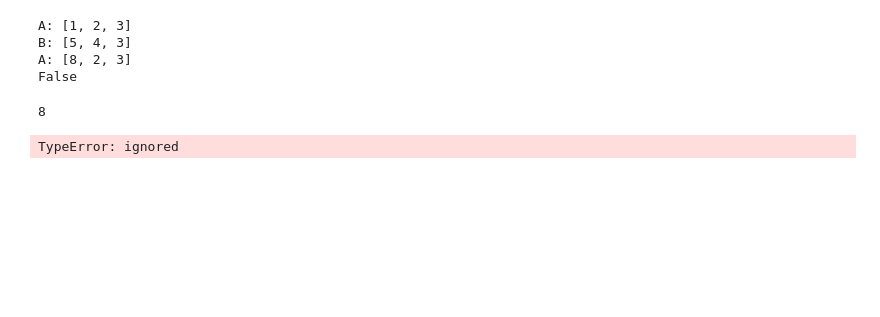
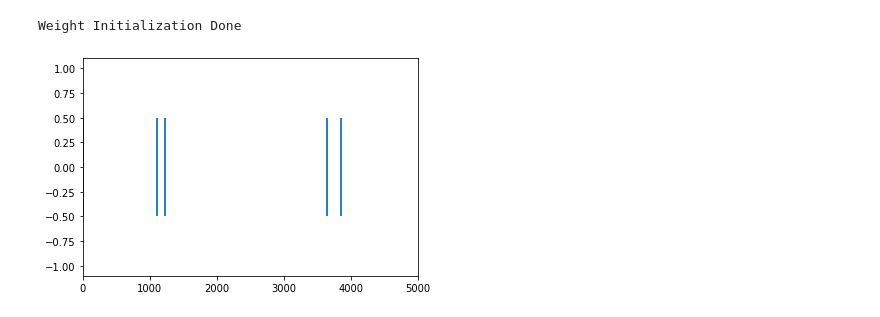
Before and after one commit to divyanshgupt/Unreliable-Transmission, a Jupyter notebook: Superspike_Multilayer_Network.ipynb, the cells around one changed output. Saved outputs shown, nothing was run; the diff lists cells and outputs as text; code cells hidden in the pictures; blank space fills up the shorter version.

```diff
--- a/Superspike_Multilayer_Network.ipynb
+++ b/Superspike_Multilayer_Network.ipynb
@@ -146,8 +156,16 @@ def Poisson_trains(n, lam, timesteps, dt):
 # %%
 #@title Plotting Functions
 def plot_single_train(spike_train, nb_steps, timestep_size, idx=0):
-
+  """
+  Inputs:
+    spike_train:
+    nb_steps:
+    timestep_size
+  Returns:
+    Plots eventplot of spike positions.
+  """
   positions = np.arange(0, nb_steps)
+ # print(spike_train == 1)
   spike_positions = positions[spike_train == 1]
  # print(spike_positions)
   plt.eventplot(spike_positions, lineoffsets=idx)
@@ -231,35 +251,15 @@ input_trains = poisson_generator()
 # %%
 #@title Weight Initialization
 
+weight_scale = 100*(1 - 0)
 # Weights from Input Layer to Hidden Layer
 w1 = torch.empty((nb_inputs, nb_hidden), device=device, dtype=dtype)
-torch.nn.init.
+w1 = torch.nn.init.normal_(w1, mean=0.0, std=weight_scale/np.sqrt(nb_inputs))
 # Weights from Hidden Layer to Output Layer
-w2 = torch.empty((nb_hidden, nb_outputs), device=device, dtype=dtype))
-torch.nn.init.
+w2 = torch.empty((nb_hidden, nb_outputs), device=device, dtype=dtype)
+w2 = torch.nn.init.normal_(w2, mean=0.0, std=weight_scale/np.sqrt(nb_hidden))
 
 print("Weight Initialization Done")
+# %% [output]
+Weight Initialization Done
-# %%
-a = [1, 2, 3]
-print("A:", a)
-
-b = [5, 4, 3]
-print("B:", b)
-
-a[2 in b] = 8
-print("A:", a)
-
-print(0 in b)
-a[(0 in b)]
-# %% [output]
-A: [1, 2, 3]
-B: [5, 4, 3]
-A: [8, 2, 3]
-False
-8
-# %%
-a = [[1, 2, 3], [6, 7, 8], [4,2,9]]
-print(a[:, 1])
-# %% [output]
-TypeError: ignored
 # %%
@@ -355,0 +384,7 @@ return spk_rec2, spk_rec_1, mem_rec_2, mem_rec_1
+# %%
+spk_rec_2 = spk_rec2
+spk_rec_2 = torch.stack(spk_rec_2, dim=0)
+spk_rec_2 = torch.flatten(spk_rec_2)
+plot_single_train(spk_rec_2, nb_steps, timestep_size)
+# %% [output]
+[figure, added]
```
Also changed, not shown: parts of 11 cells of this notebook.
